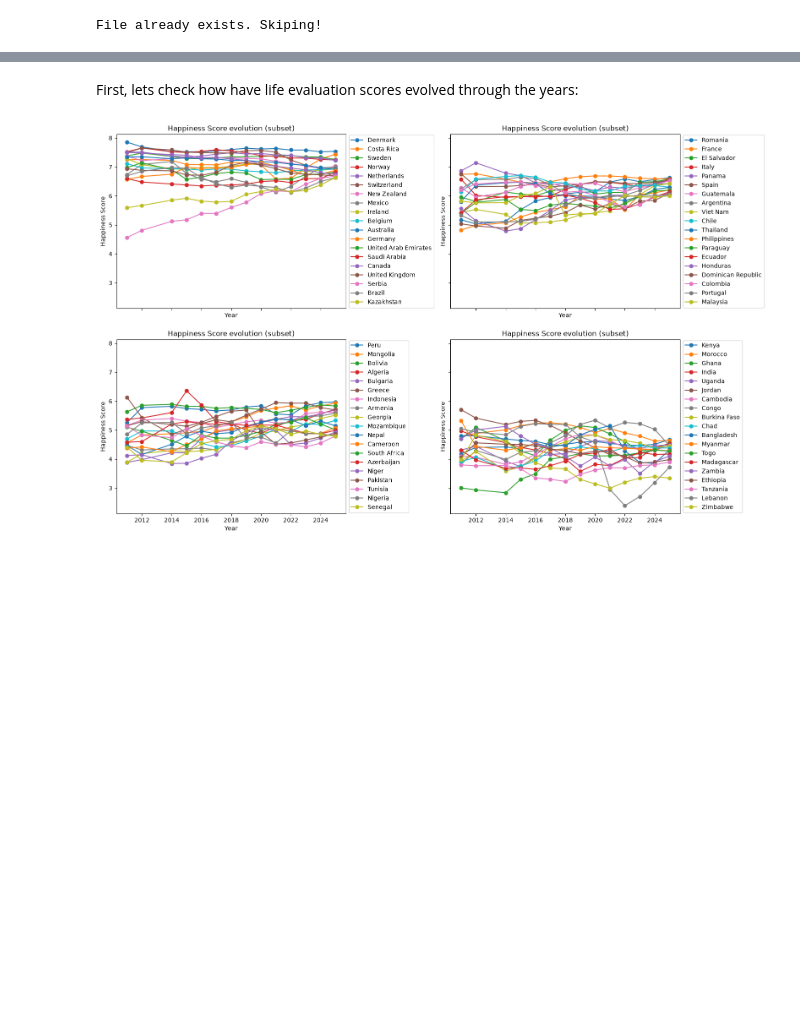
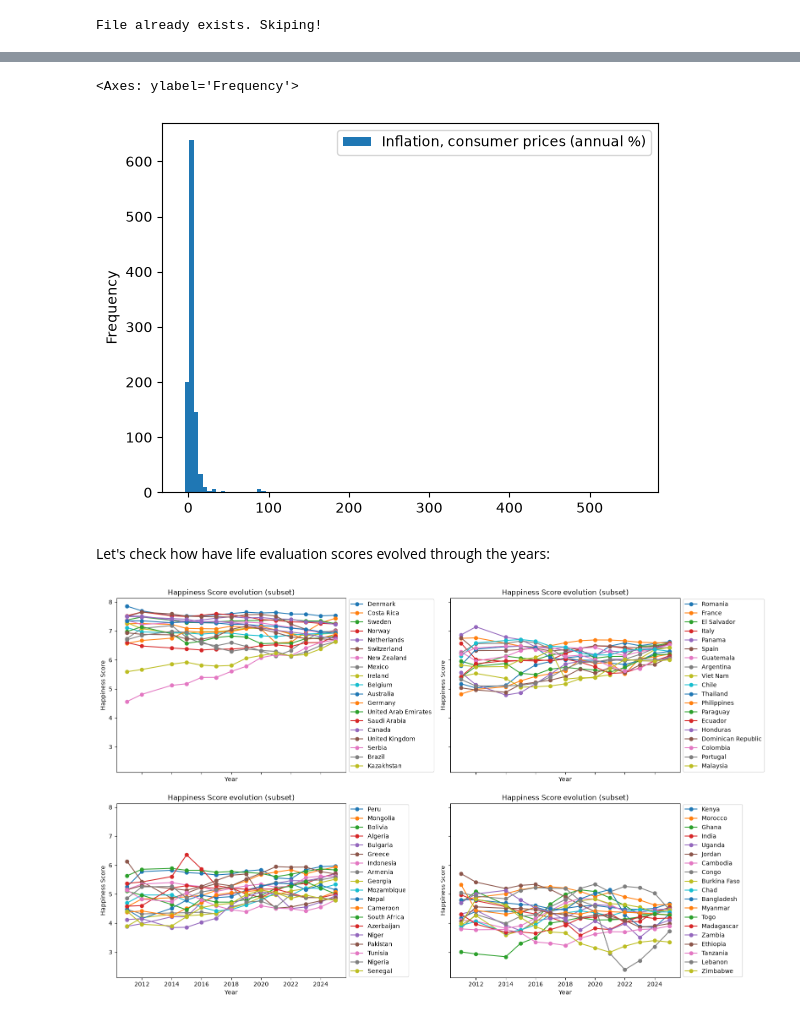
Before and after one commit to flawedvice/happiness-prediction, a Jupyter notebook: exploration.ipynb, the cells around one changed output, grey strips where cells are left out. Cells and saved outputs as stored; diff of their text form; code cells hidden in the pictures; blank space fills up the shorter version.

```diff
--- a/exploration.ipynb
+++ b/exploration.ipynb
@@ -874,5 +950,10 @@ Here we'll further explore the nature of our data and get key insights. I want t
+# %%
+clean_df.loc[:, ["Inflation, consumer prices (annual %)"]].plot.hist(bins=100)
+# %% [output]
+<Axes: ylabel='Frequency'>
+[figure, added]
 # %% [markdown]
-First, lets check how have life evaluation scores evolved through the years:
+Let's check how have life evaluation scores evolved through the years:
 # %%
 # Utility function to save images
 def save_plt(name: str):
```
Also changed, not shown: parts of 9 cells of this notebook.
